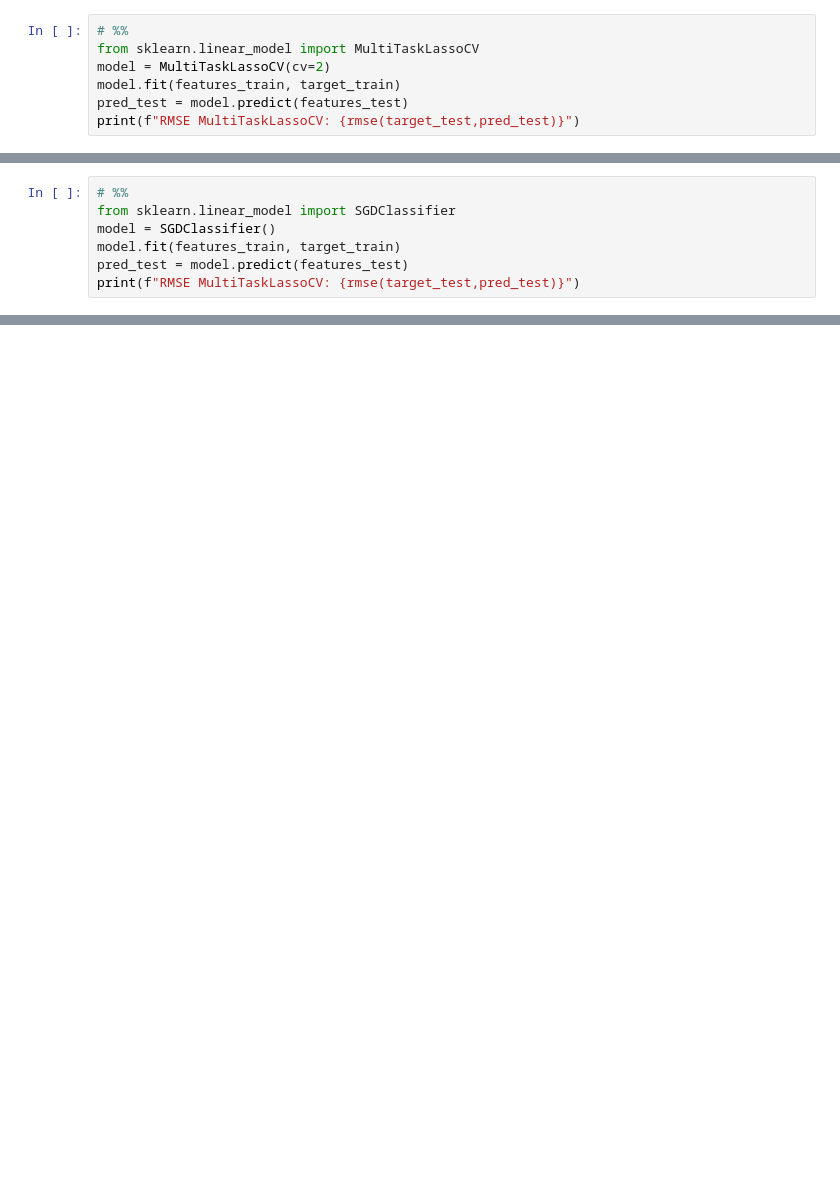
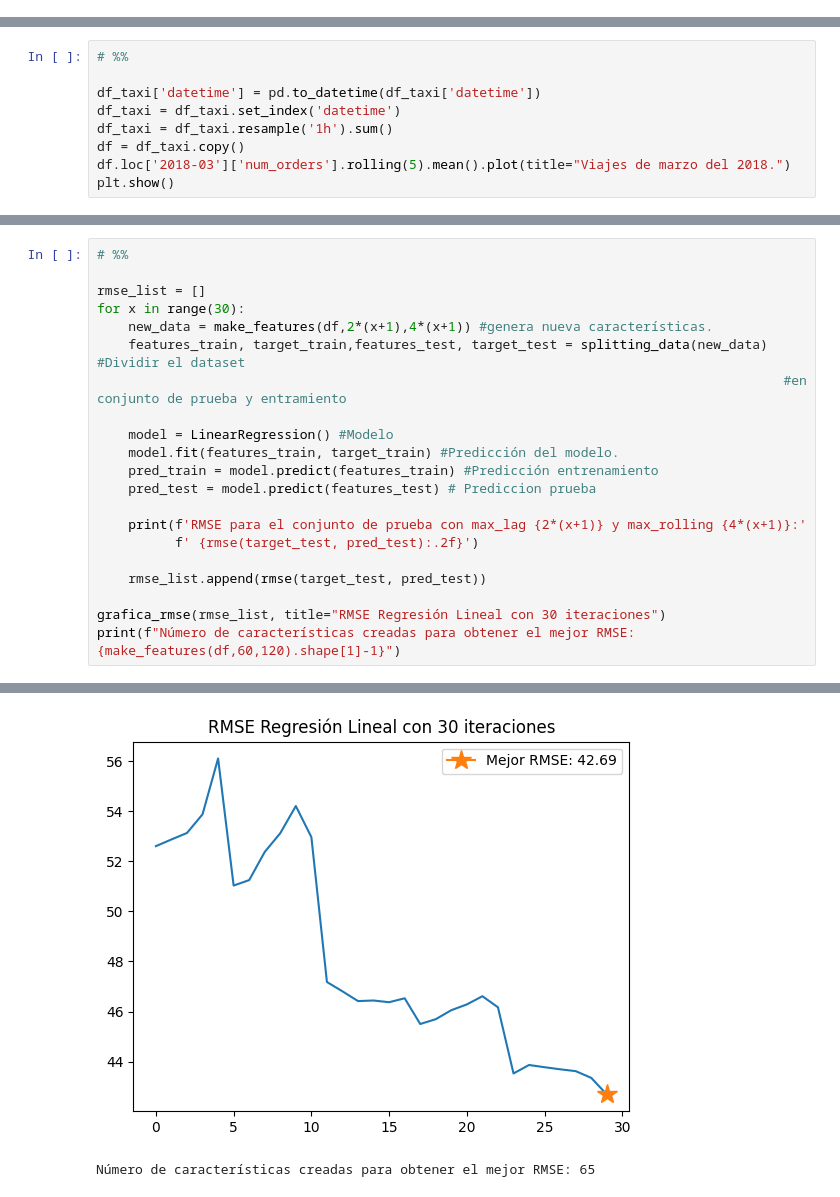
Before and after one commit to Car27VeP/TimeSeriesModelEvaluator, a Jupyter notebook: SweetLiftTaxi.ipynb, the cells around one changed output, grey strips where cells are left out. Cells and saved outputs as stored; diff of their text form; blank space fills up the shorter version.

```diff
--- a/SweetLiftTaxi.ipynb
+++ b/SweetLiftTaxi.ipynb
@@ -942,7 +0,0 @@ print(f"RMSE TheilSenRegressor: {rmse(target_test,pred_test)}")
-# %%
-# %%
-from sklearn.linear_model import MultiTaskLassoCV
-model = MultiTaskLassoCV(cv=2)
-model.fit(features_train, target_train)
-pred_test = model.predict(features_test)
-print(f"RMSE MultiTaskLassoCV: {rmse(target_test,pred_test)}")
@@ -951,7 +0,0 @@ print(f"RMSE MultiTaskLassoCV: {rmse(target_test,pred_test)}")
-# %%
-# %%
-from sklearn.linear_model import SGDClassifier
-model = SGDClassifier()
-model.fit(features_train, target_train)
-pred_test = model.predict(features_test)
-print(f"RMSE MultiTaskLassoCV: {rmse(target_test,pred_test)}")
@@ -977,0 +126,9 @@ print(f"RMSE MultiTaskLassoCV: {rmse(target_test,pred_test)}")
+# %%
+# %%
+
+df_taxi['datetime'] = pd.to_datetime(df_taxi['datetime'])
+df_taxi = df_taxi.set_index('datetime')
+df_taxi = df_taxi.resample('1h').sum()
+df = df_taxi.copy()
+df.loc['2018-03']['num_orders'].rolling(5).mean().plot(title="Viajes de marzo del 2018.")
+plt.show()
@@ -977,0 +382,22 @@ print(f"RMSE MultiTaskLassoCV: {rmse(target_test,pred_test)}")
+# %%
+# %%
+
+rmse_list = []
+for x in range(30):
+    new_data = make_features(df,2*(x+1),4*(x+1)) #genera nueva características.
+    features_train, target_train,features_test, target_test = splitting_data(new_data) #Dividir el dataset
+                                                                                        #en conjunto de prueba y entramiento
+
+    model = LinearRegression() #Modelo
+    model.fit(features_train, target_train) #Predicción del modelo.
+    pred_train = model.predict(features_train) #Predicción entrenamiento
+    pred_test = model.predict(features_test) # Prediccion prueba
+
+    print(f'RMSE para el conjunto de prueba con max_lag {2*(x+1)} y max_rolling {4*(x+1)}:'
+          f' {rmse(target_test, pred_test):.2f}')
+
+    rmse_list.append(rmse(target_test, pred_test))
+
+grafica_rmse(rmse_list, title="RMSE Regresión Lineal con 30 iteraciones")
+print(f"Número de características creadas para obtener el mejor RMSE: {make_features(df,60,120).shape[1]-1}")
+# %% [output]
@@ -977,0 +421,2 @@ print(f"RMSE MultiTaskLassoCV: {rmse(target_test,pred_test)}")
+[figure, added]
+Número de características creadas para obtener el mejor RMSE: 65
```
Also changed, not shown: parts of 148 cells of this notebook, 2 other files.
